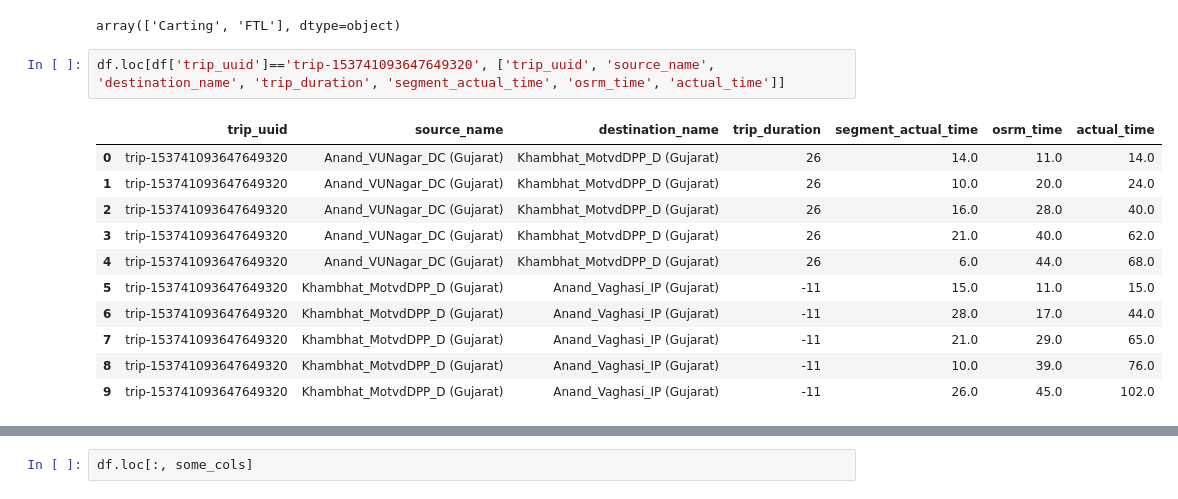
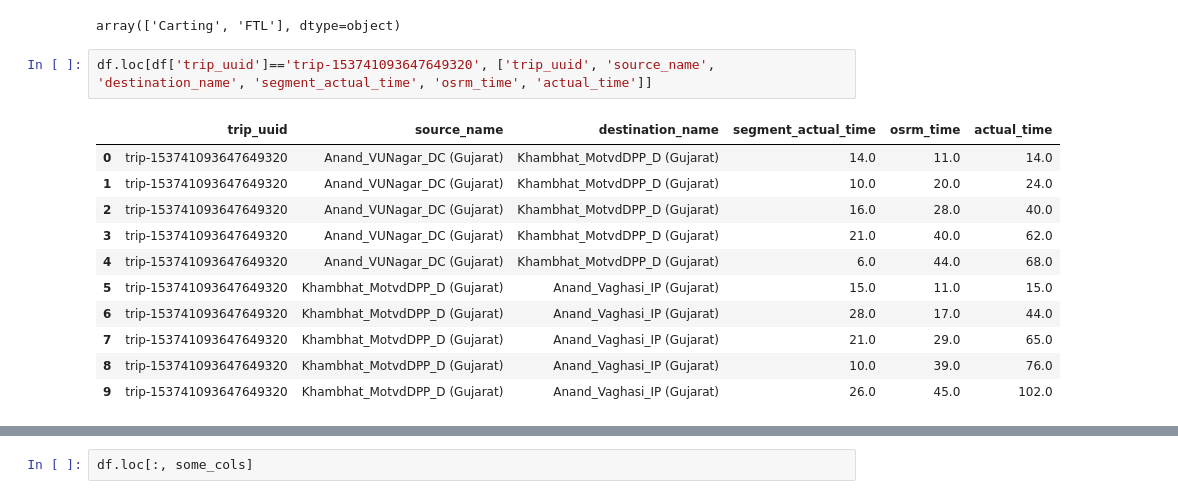
Before and after one commit to trehansalil/delhivery_analysis, a Jupyter notebook: analysis.ipynb, the cells around one changed output, grey strips where cells are left out. Cells and saved outputs as stored; diff of their text form.

```diff
--- a/analysis.ipynb
+++ b/analysis.ipynb
@@ -115,16 +115,16 @@ df.route_type.unique()
 # %% [output]
 array(['Carting', 'FTL'], dtype=object)
 # %%
-df.loc[df['trip_uuid']=='trip-153741093647649320', ['trip_uuid', 'source_name', 'destination_name', 'trip_duration', 'segment_actual_time', 'osrm_time', 'actual_time']]
+df.loc[df['trip_uuid']=='trip-153741093647649320', ['trip_uuid', 'source_name', 'destination_name', 'segment_actual_time', 'osrm_time', 'actual_time']]
 # %% [output]
-|  | trip_uuid | source_name | destination_name | trip_duration | segment_actual_time | osrm_time | actual_time |
-| 0 | trip-153741093647649320 | Anand_VUNagar_DC (Gujarat) | Khambhat_MotvdDPP_D (Gujarat) | 26 | 14.0 | 11.0 | 14.0 |
-| 1 | trip-153741093647649320 | Anand_VUNagar_DC (Gujarat) | Khambhat_MotvdDPP_D (Gujarat) | 26 | 10.0 | 20.0 | 24.0 |
-| 2 | trip-153741093647649320 | Anand_VUNagar_DC (Gujarat) | Khambhat_MotvdDPP_D (Gujarat) | 26 | 16.0 | 28.0 | 40.0 |
-| 3 | trip-153741093647649320 | Anand_VUNagar_DC (Gujarat) | Khambhat_MotvdDPP_D (Gujarat) | 26 | 21.0 | 40.0 | 62.0 |
-| 4 | trip-153741093647649320 | Anand_VUNagar_DC (Gujarat) | Khambhat_MotvdDPP_D (Gujarat) | 26 | 6.0 | 44.0 | 68.0 |
-| 5 | trip-153741093647649320 | Khambhat_MotvdDPP_D (Gujarat) | Anand_Vaghasi_IP (Gujarat) | -11 | 15.0 | 11.0 | 15.0 |
-| 6 | trip-153741093647649320 | Khambhat_MotvdDPP_D (Gujarat) | Anand_Vaghasi_IP (Gujarat) | -11 | 28.0 | 17.0 | 44.0 |
-| 7 | trip-153741093647649320 | Khambhat_MotvdDPP_D (Gujarat) | Anand_Vaghasi_IP (Gujarat) | -11 | 21.0 | 29.0 | 65.0 |
-| 8 | trip-153741093647649320 | Khambhat_MotvdDPP_D (Gujarat) | Anand_Vaghasi_IP (Gujarat) | -11 | 10.0 | 39.0 | 76.0 |
-| 9 | trip-153741093647649320 | Khambhat_MotvdDPP_D (Gujarat) | Anand_Vaghasi_IP (Gujarat) | -11 | 26.0 | 45.0 | 102.0 |
+|  | trip_uuid | source_name | destination_name | segment_actual_time | osrm_time | actual_time |
+| 0 | trip-153741093647649320 | Anand_VUNagar_DC (Gujarat) | Khambhat_MotvdDPP_D (Gujarat) | 14.0 | 11.0 | 14.0 |
+| 1 | trip-153741093647649320 | Anand_VUNagar_DC (Gujarat) | Khambhat_MotvdDPP_D (Gujarat) | 10.0 | 20.0 | 24.0 |
+| 2 | trip-153741093647649320 | Anand_VUNagar_DC (Gujarat) | Khambhat_MotvdDPP_D (Gujarat) | 16.0 | 28.0 | 40.0 |
+| 3 | trip-153741093647649320 | Anand_VUNagar_DC (Gujarat) | Khambhat_MotvdDPP_D (Gujarat) | 21.0 | 40.0 | 62.0 |
+| 4 | trip-153741093647649320 | Anand_VUNagar_DC (Gujarat) | Khambhat_MotvdDPP_D (Gujarat) | 6.0 | 44.0 | 68.0 |
+| 5 | trip-153741093647649320 | Khambhat_MotvdDPP_D (Gujarat) | Anand_Vaghasi_IP (Gujarat) | 15.0 | 11.0 | 15.0 |
+| 6 | trip-153741093647649320 | Khambhat_MotvdDPP_D (Gujarat) | Anand_Vaghasi_IP (Gujarat) | 28.0 | 17.0 | 44.0 |
+| 7 | trip-153741093647649320 | Khambhat_MotvdDPP_D (Gujarat) | Anand_Vaghasi_IP (Gujarat) | 21.0 | 29.0 | 65.0 |
+| 8 | trip-153741093647649320 | Khambhat_MotvdDPP_D (Gujarat) | Anand_Vaghasi_IP (Gujarat) | 10.0 | 39.0 | 76.0 |
+| 9 | trip-153741093647649320 | Khambhat_MotvdDPP_D (Gujarat) | Anand_Vaghasi_IP (Gujarat) | 26.0 | 45.0 | 102.0 |
```
Also changed, not shown: parts of 18 cells of this notebook.
